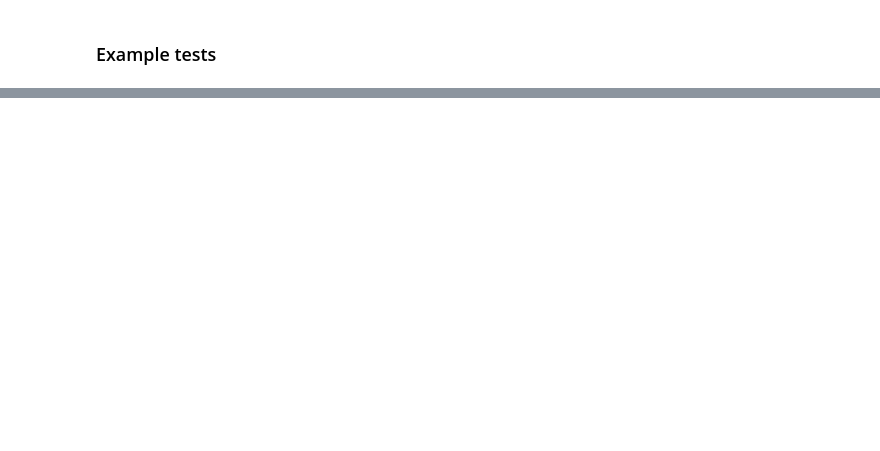
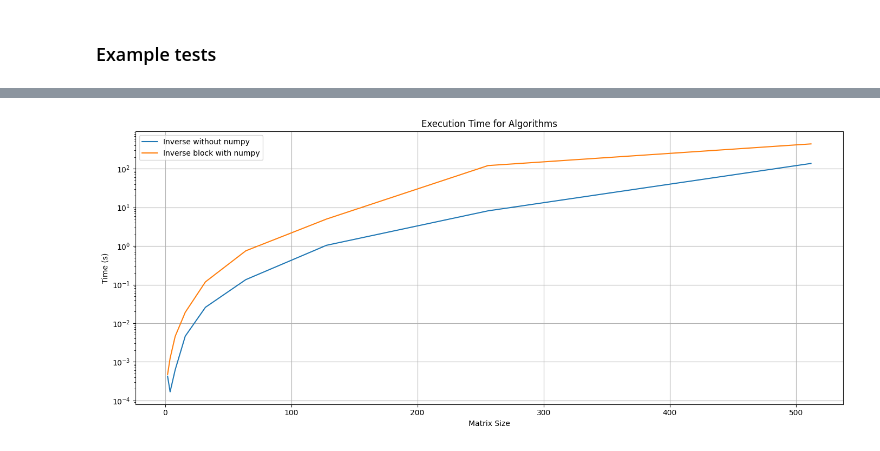
Before and after one commit to Jakub-Karczewski/matrix_algorithms, a Jupyter notebook: matrix_calculus_sem_8/lab2/lab2-iteracyjnie.ipynb, the cells around one changed output, grey strips where cells are left out. Saved outputs shown, nothing was run; the diff lists cells and outputs as text; code cells hidden in the pictures; blank space fills up the shorter version.

```diff
--- a/matrix_calculus_sem_8/lab2/lab2-iteracyjnie.ipynb
+++ b/matrix_calculus_sem_8/lab2/lab2-iteracyjnie.ipynb
@@ -733,0 +750,4 @@ plot_times_all(sizes, [gauss_no_numpy_times, gauss_numpy_times, gauss_numpy_bloc
+# %%
+plot_times_all(sizes, [inv_no_numpy_times, inv_numpy_block_times], ["Inverse without numpy", "Inverse block with numpy"])
+# %% [output]
+[figure, added]
```
Also changed, not shown: parts of 12 cells of this notebook.
